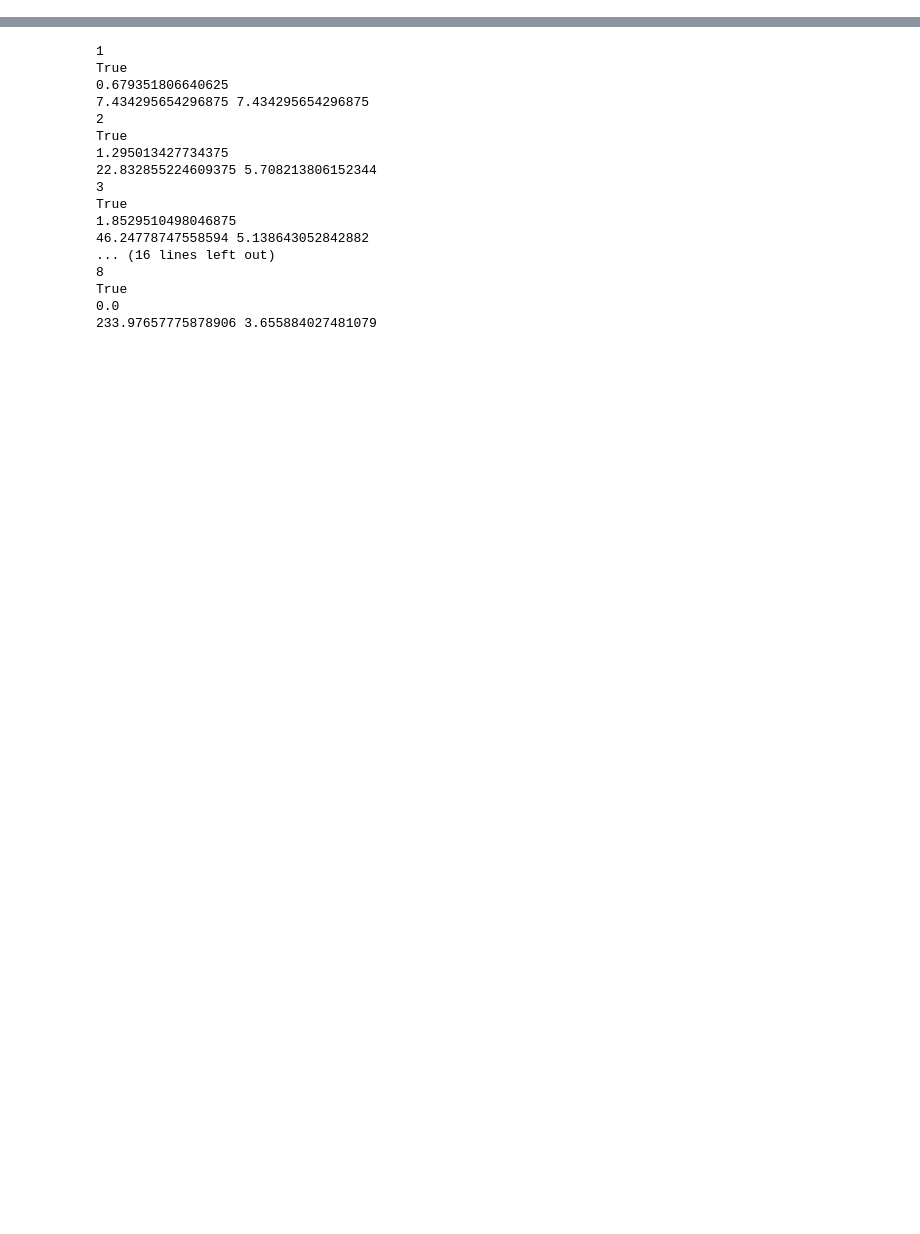
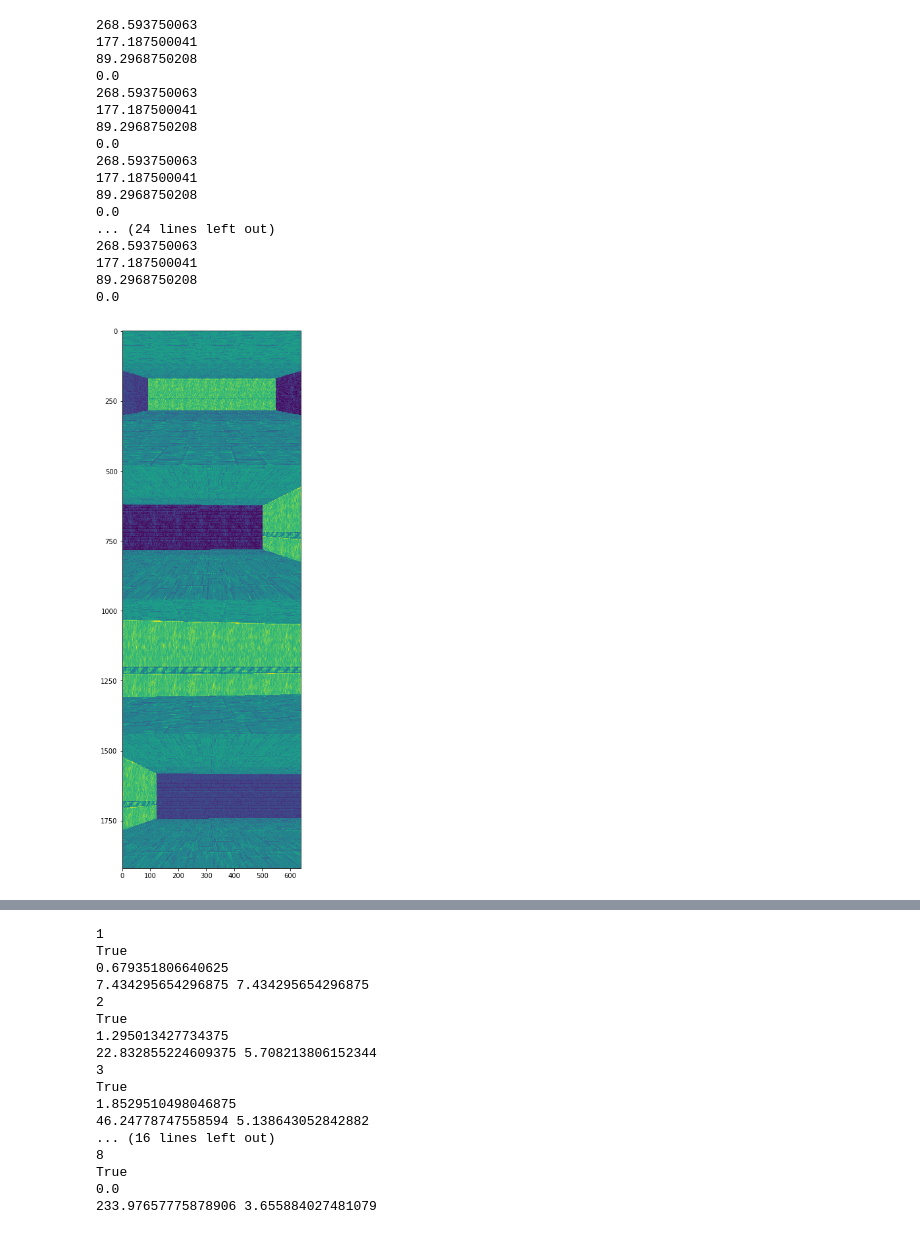
Before and after one commit to lee30sonia/ASRL, a Jupyter notebook: DOOMtest.ipynb, the cells around one changed output, grey strips where cells are left out. Saved outputs shown, nothing was run; the diff lists cells and outputs as text; code cells hidden in the pictures; blank space fills up the shorter version.

```diff
--- a/DOOMtest.ipynb
+++ b/DOOMtest.ipynb
@@ -3,8 +3,6 @@
 import numpy as np
 from vizdoom import *
 import random
-import time
-import cv2
 
 def create_environment():
     game = DoomGame()
@@ -38,15 +36,59 @@ def plot_traj(traj, env_range=[(-200, 200), (-200, 200)]):
     #plt.axis('off');
     plt.title('Trajectory');
     plt.show();
-
-
-
-game = create_environment()
-game.new_episode()
-
-for i in range(10):
-    game.make_action([0, 0, 0, 0, 1], 10)
-    cv2.imwrite(str(i)+'.jpg', game.get_state().screen_buffer)
-    #time.sleep(1)
-
-game.close()
+# %%
+import cv2
+import math
+
+def turn90(game):
+    deg = round((game.get_game_variable(ANGLE) - 90)/90)*90
+    if deg < 0:
+        deg += 360
+        game.make_action([0, 0, 0, 0, 1], 10)
+    while game.get_game_variable(ANGLE) > deg:
+        game.make_action([0, 0, 0, 0, 1], int(math.ceil((game.get_game_variable(ANGLE) - deg)/10)))
+    print(game.get_game_variable(ANGLE))
+
+def lookAround(game):
+    vision = game.get_state().screen_buffer
+    turn90(game)
+    vision = np.concatenate((vision, game.get_state().screen_buffer))
+    turn90(game)
+    vision = np.concatenate((vision, game.get_state().screen_buffer))
+    turn90(game)
+    vision = np.concatenate((vision, game.get_state().screen_buffer))
+    turn90(game)
+
+    #cv2.imwrite('test.jpg', vision)
+    plt.figure(figsize=[15,15])
+    plt.imshow(vision)
+    #plt.show()
+
+game = create_environment()
+game.new_episode()
+
+
+for i in range(10):
+    lookAround(game)
+    #print(game.get_game_variable(ANGLE))
+
+game.close()
+# %% [output]
+268.593750063
+177.187500041
+89.2968750208
+0.0
+268.593750063
+177.187500041
+89.2968750208
+0.0
+268.593750063
+177.187500041
+89.2968750208
+0.0
+... (24 lines left out)
+268.593750063
+177.187500041
+89.2968750208
+0.0
+[figure, added]
```
Also changed, not shown: parts of 1 cell of this notebook, 4 other files.
